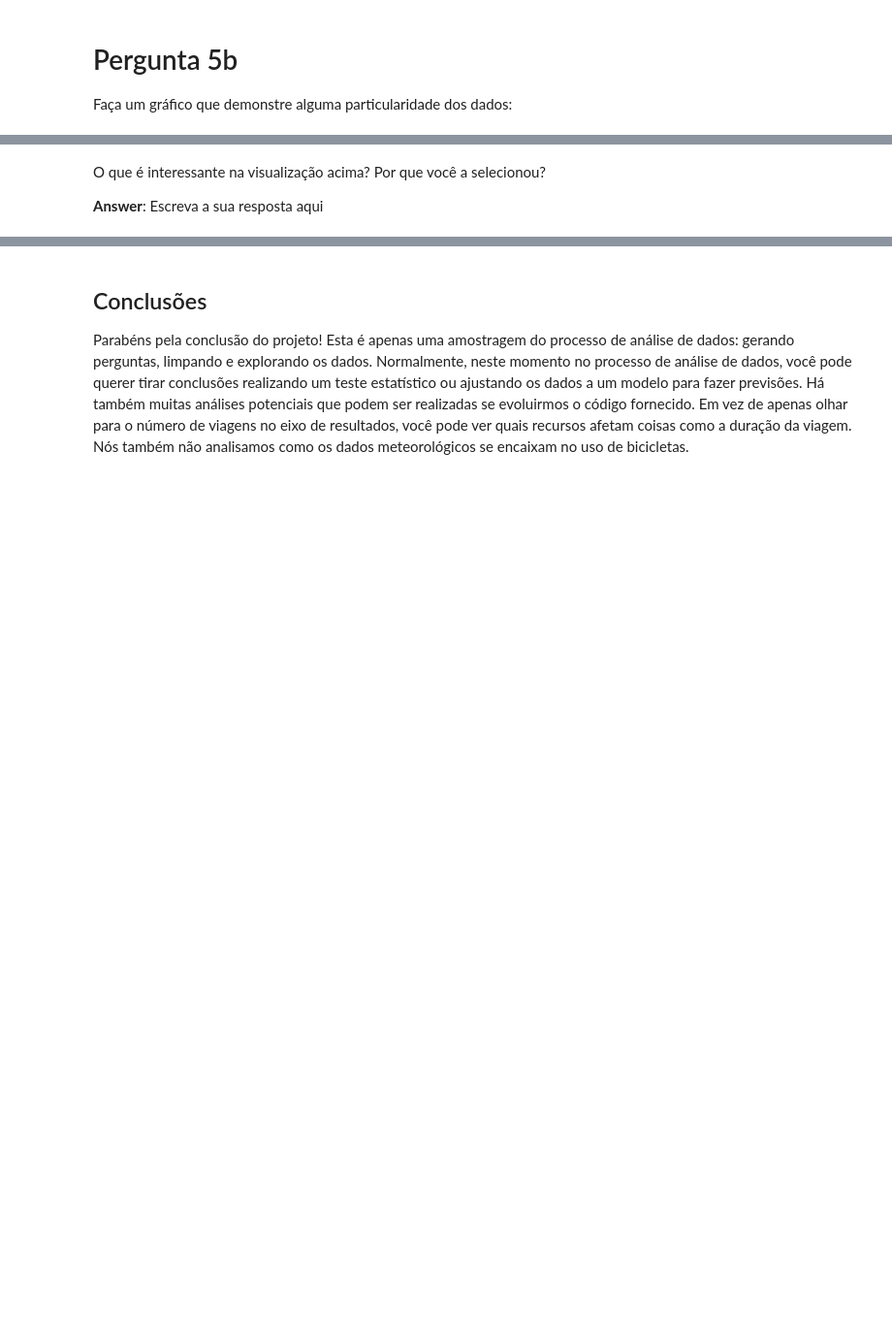
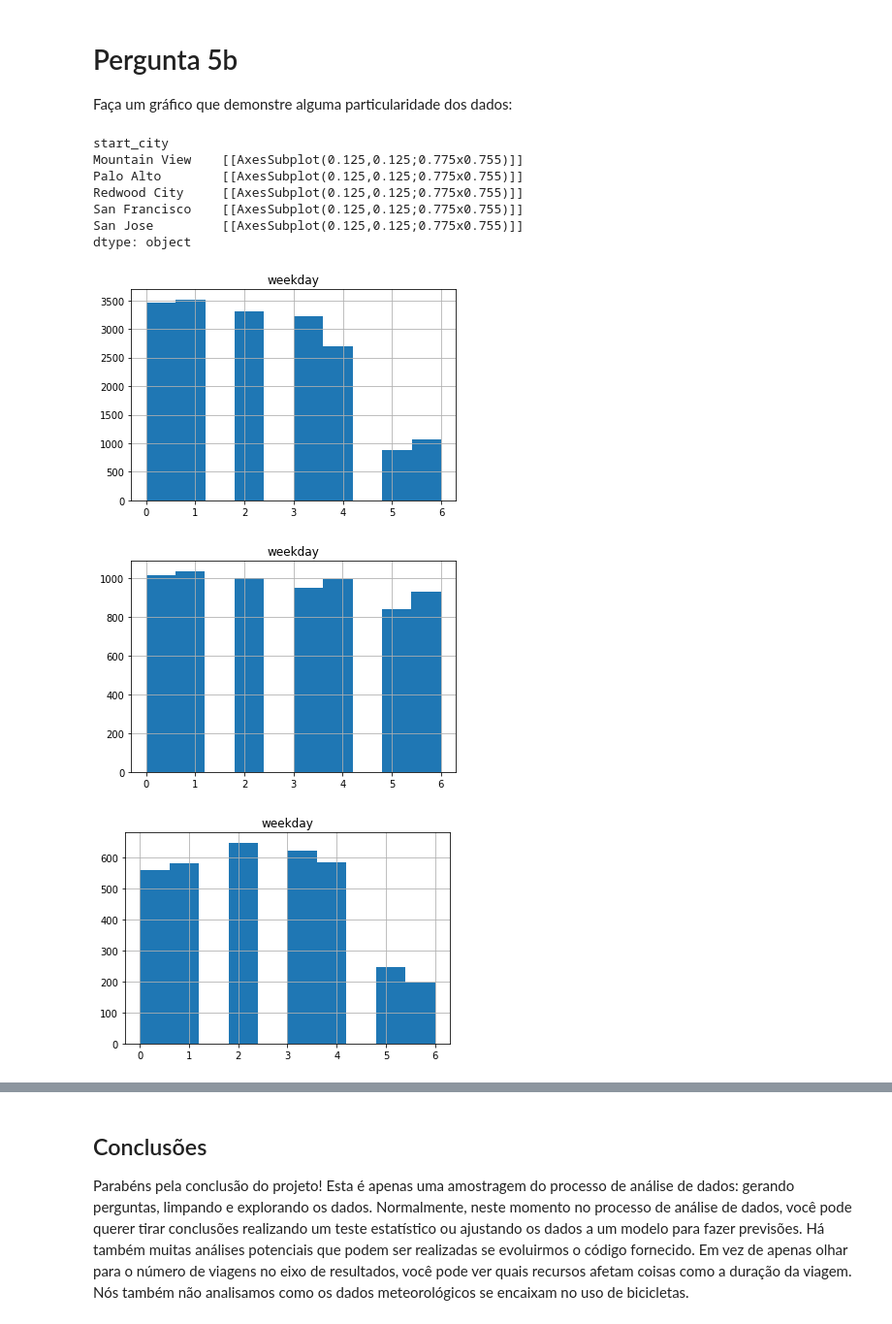
Before and after one commit to luisfcardoso/Udacity, a Jupyter notebook: Fundamentos de Data Science 1/Projeto/Analise_Bay_Area_Bike_Share-NDFDSI.ipynb, the cells around one changed output, grey strips where cells are left out. Shown at 97% size. Drawn from its saved outputs; the diff is of its cells as text; code cells hidden in the pictures; blank space fills up the shorter version.

```diff
--- a/Fundamentos de Data Science 1/Projeto/Analise_Bay_Area_Bike_Share-NDFDSI.ipynb
+++ b/Fundamentos de Data Science 1/Projeto/Analise_Bay_Area_Bike_Share-NDFDSI.ipynb
@@ -503,4 +503,20 @@ O que é interessante na visualização acima? Por que você a selecionou?
 Faça um gráfico que demonstre alguma particularidade dos dados:
 # %%
 # Gráfico Final 2
-# Quais são as estações mais usadas e em quais dias são usadas?
+# Quais são as cidades mais usadas e em quais dias são usadas?
+
+trip1 = trip_data
+#list_drop = ['duration', 'start_date', 'start_year', 'start_month', 'start_hour', 'end_city', 'subscription_type', 'city_week']
+#trip1.drop(list_drop, axis=1, inplace=True)
+trip1.groupby('start_city').hist()
+# %% [output]
+start_city
+Mountain View    [[AxesSubplot(0.125,0.125;0.775x0.755)]]
+Palo Alto        [[AxesSubplot(0.125,0.125;0.775x0.755)]]
+Redwood City     [[AxesSubplot(0.125,0.125;0.775x0.755)]]
+San Francisco    [[AxesSubplot(0.125,0.125;0.775x0.755)]]
+San Jose         [[AxesSubplot(0.125,0.125;0.775x0.755)]]
+dtype: object
+[figure, added]
+[figure, added]
+[figure, added]
@@ -507,4 +524,0 @@ Faça um gráfico que demonstre alguma particularidade dos dados:
-# %% [markdown]
-O que é interessante na visualização acima? Por que você a selecionou?
-
-**Answer**: Escreva a sua resposta aqui
```
Also changed, not shown: parts of 7 cells of this notebook, 1 other file.
